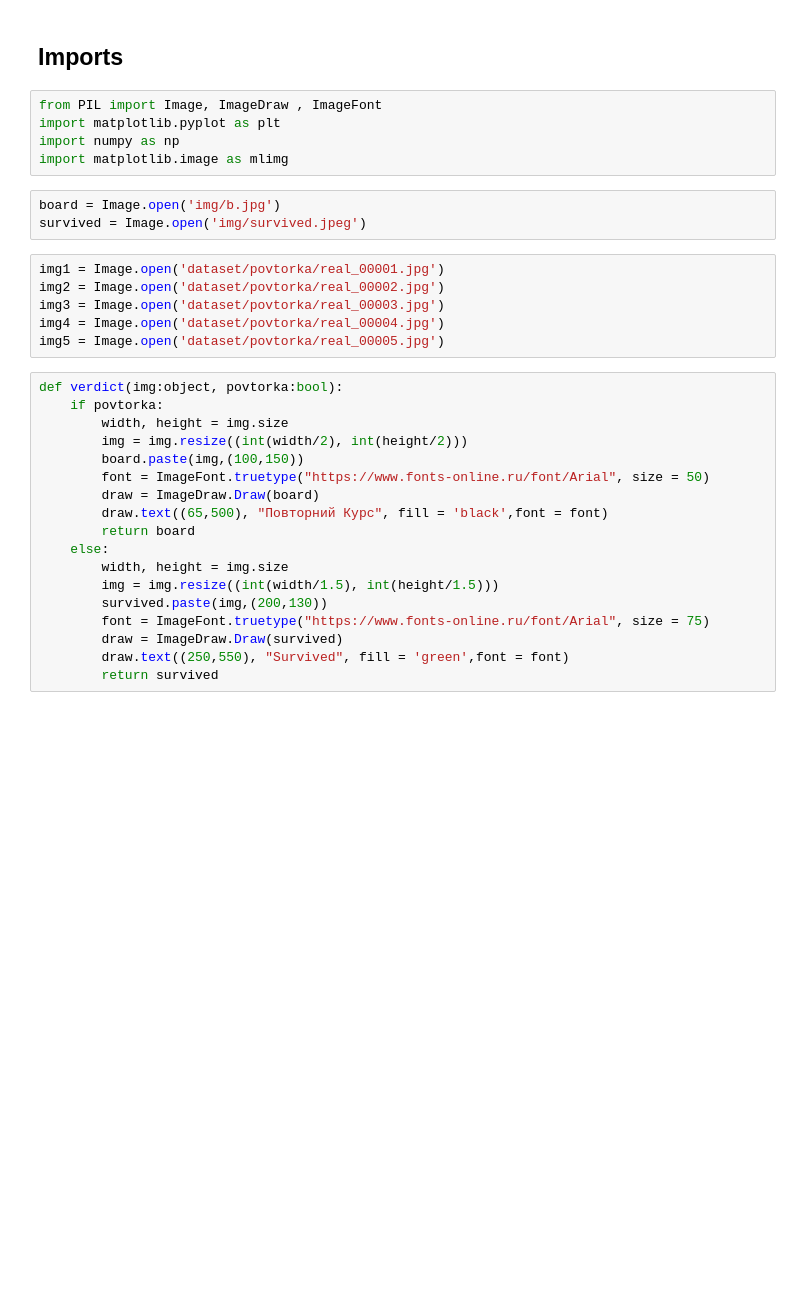
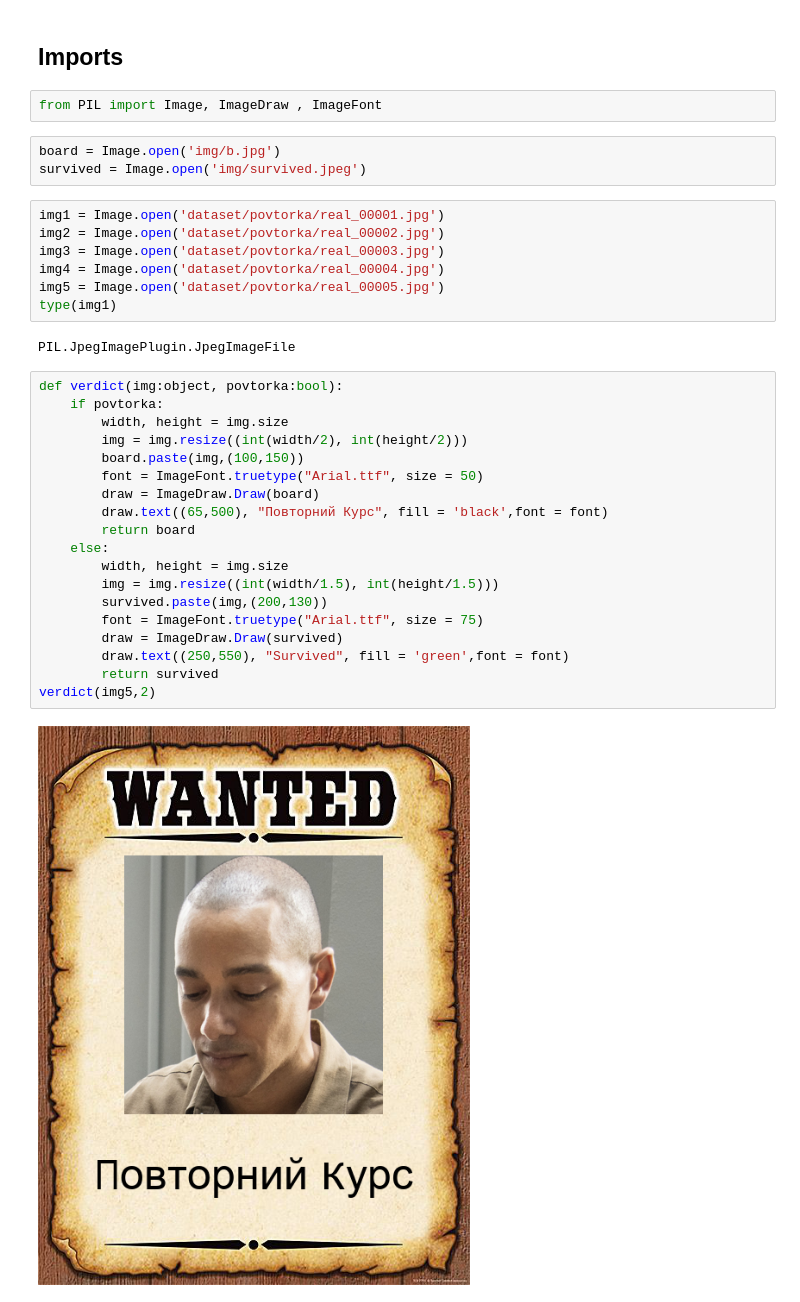
Before and after one commit to dsc-itsu/freeloaders-recognition, a Jupyter notebook: Visualisation.ipynb, the cells around one changed output. Saved outputs shown, nothing was run; the diff lists cells and outputs as text; blank space fills up the shorter version.

```diff
--- a/Visualisation.ipynb
+++ b/Visualisation.ipynb
@@ -4,9 +4,6 @@
 ## Imports
 # %%
 from PIL import Image, ImageDraw , ImageFont
-import matplotlib.pyplot as plt
-import numpy as np
-import matplotlib.image as mlimg
 # %%
 board = Image.open('img/b.jpg')
 survived = Image.open('img/survived.jpeg')
@@ -16,21 +13,27 @@ img2 = Image.open('dataset/povtorka/real_00002.jpg')
 img3 = Image.open('dataset/povtorka/real_00003.jpg')
 img4 = Image.open('dataset/povtorka/real_00004.jpg')
 img5 = Image.open('dataset/povtorka/real_00005.jpg')
+type(img1)
+# %% [output]
+PIL.JpegImagePlugin.JpegImageFile
 # %%
 def verdict(img:object, povtorka:bool):
     if povtorka:
         width, height = img.size
         img = img.resize((int(width/2), int(height/2)))
         board.paste(img,(100,150))
-        font = ImageFont.truetype("https://www.fonts-online.ru/font/Arial", size = 50)
+        font = ImageFont.truetype("Arial.ttf", size = 50)
         draw = ImageDraw.Draw(board)
         draw.text((65,500), "Повторний Курс", fill = 'black',font = font)
         return board
     else:
         width, height = img.size
         img = img.resize((int(width/1.5), int(height/1.5)))
         survived.paste(img,(200,130))
-        font = ImageFont.truetype("https://www.fonts-online.ru/font/Arial", size = 75)
+        font = ImageFont.truetype("Arial.ttf", size = 75)
         draw = ImageDraw.Draw(survived)
         draw.text((250,550), "Survived", fill = 'green',font = font)
         return survived
+verdict(img5,2)
+# %% [output]
+[figure, added]
```
Also changed, not shown: parts of 4 cells of this notebook, 4 other files.
